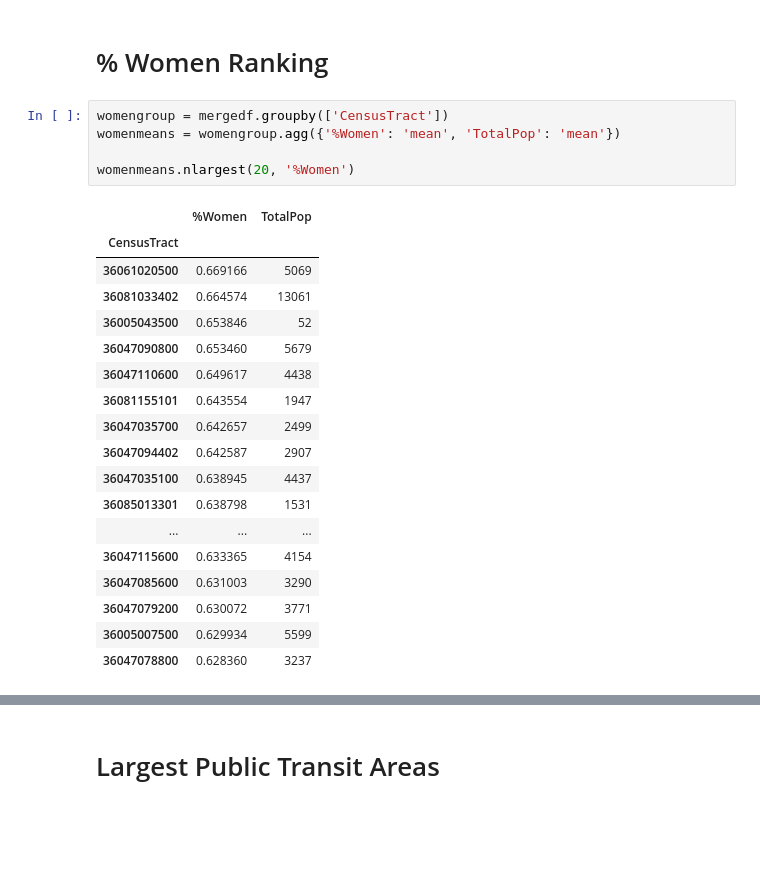
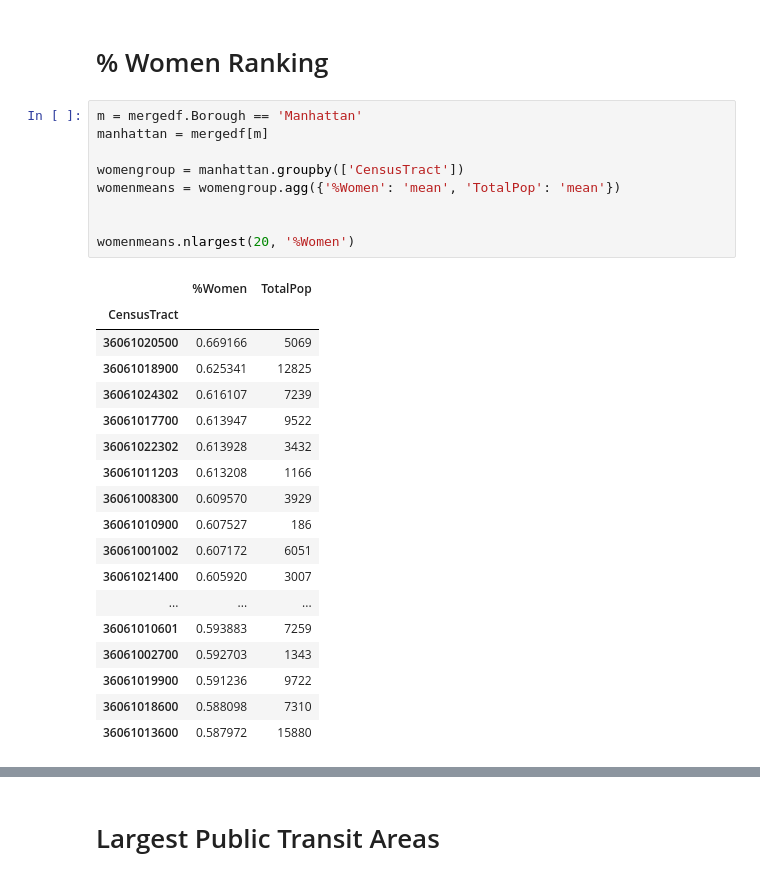
Before and after one commit to huangee/metis-MTA-project, a Jupyter notebook: NYC Census.ipynb, the cells around one changed output, grey strips where cells are left out. Cells and saved outputs as stored; diff of their text form; blank space fills up the shorter version.

```diff
--- a/NYC Census.ipynb
+++ b/NYC Census.ipynb
@@ -246,26 +220,30 @@ plt.savefig('')
 # %% [markdown]
 # % Women Ranking
 # %%
-womengroup = mergedf.groupby(['CensusTract'])
+m = mergedf.Borough == 'Manhattan'
+manhattan = mergedf[m]
+
+womengroup = manhattan.groupby(['CensusTract'])
 womenmeans = womengroup.agg({'%Women': 'mean', 'TotalPop': 'mean'})
 
+
 womenmeans.nlargest(20, '%Women')
 # %% [output]
 |  | %Women | TotalPop |
 | CensusTract |  |  |
 | 36061020500 | 0.669166 | 5069 |
-| 36081033402 | 0.664574 | 13061 |
-| 36005043500 | 0.653846 | 52 |
-| 36047090800 | 0.653460 | 5679 |
-| 36047110600 | 0.649617 | 4438 |
-| 36081155101 | 0.643554 | 1947 |
-| 36047035700 | 0.642657 | 2499 |
-| 36047094402 | 0.642587 | 2907 |
-| 36047035100 | 0.638945 | 4437 |
-| 36085013301 | 0.638798 | 1531 |
+| 36061018900 | 0.625341 | 12825 |
+| 36061024302 | 0.616107 | 7239 |
+| 36061017700 | 0.613947 | 9522 |
+| 36061022302 | 0.613928 | 3432 |
+| 36061011203 | 0.613208 | 1166 |
+| 36061008300 | 0.609570 | 3929 |
+| 36061010900 | 0.607527 | 186 |
+| 36061001002 | 0.607172 | 6051 |
+| 36061021400 | 0.605920 | 3007 |
 | ... | ... | ... |
-| 36047115600 | 0.633365 | 4154 |
-| 36047085600 | 0.631003 | 3290 |
-| 36047079200 | 0.630072 | 3771 |
-| 36005007500 | 0.629934 | 5599 |
-| 36047078800 | 0.628360 | 3237 |
+| 36061010601 | 0.593883 | 7259 |
+| 36061002700 | 0.592703 | 1343 |
+| 36061019900 | 0.591236 | 9722 |
+| 36061018600 | 0.588098 | 7310 |
+| 36061013600 | 0.587972 | 15880 |
```
Also changed, not shown: parts of 30 cells of this notebook.
